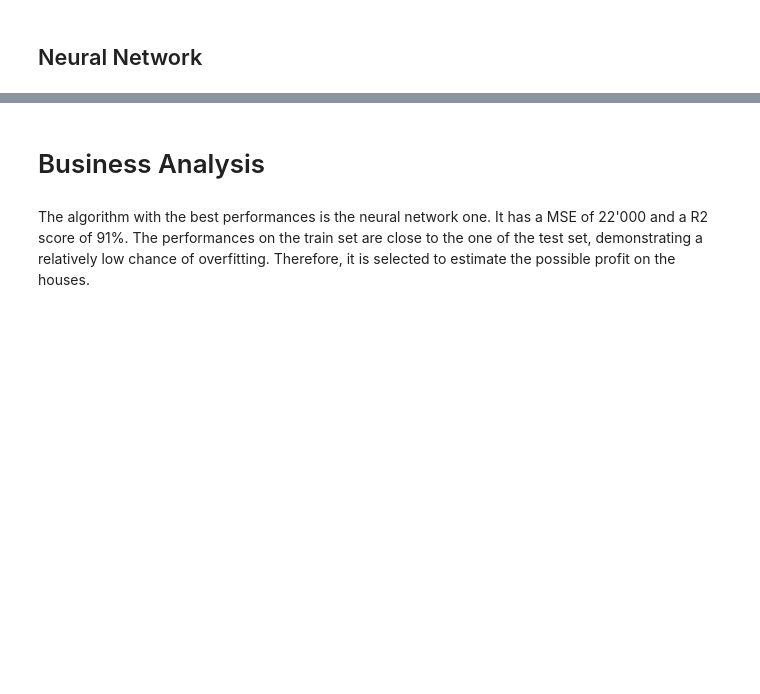
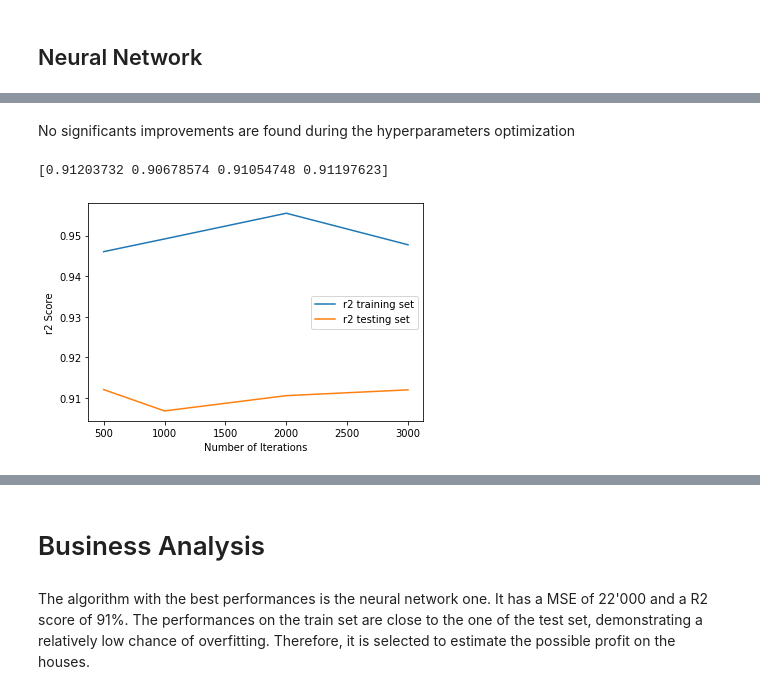
Before and after one commit to BenInTheBox/DataScienceInPractice, a Jupyter notebook: project/code.ipynb, the cells around one changed output, grey strips where cells are left out. Saved outputs shown, nothing was run; the diff lists cells and outputs as text; code cells hidden in the pictures; blank space fills up the shorter version.

```diff
--- a/project/code.ipynb
+++ b/project/code.ipynb
@@ -927,0 +959,12 @@ min_perf = np.min(mse_report, axis=1)
+# %%
+king_parameter = (100,75,50,25)
+
+
+for alpha in [5e-5,1e-4,1e-3]:
+    for learning_rate in [5e-3,1e-3,1e-2,1e-1]:
+        reg = MLPRegressor(hidden_layer_sizes=king_parameter, activation='relu', solver='adam', alpha=alpha, batch_size='auto', learning_rate='constant', learning_rate_init=learning_rate , power_t=0.5, max_iter=1000, shuffle=True, random_state=None, tol=0.001, verbose=False, warm_start=False, nesterovs_momentum=True, early_stopping=False, validation_fraction=0.1, beta_1=0.9, beta_2=0.999, epsilon=1e-08, n_iter_no_change=10)
+        reg.fit(train_input, y_train)
+        y_pred = reg.predict(test_input)
+        y_pred_train = reg.predict(train_input)
+
+        print('For Learning Rate init =',learning_rate , 'and alpha =', alpha,'gives r2 score of',r2_score(y_train, y_pred_train),'for train and of',r2_score(y_test, y_pred),'for test')
@@ -927,0 +984,29 @@ min_perf = np.min(mse_report, axis=1)
+# %% [markdown]
+No significants improvements are found during the hyperparameters optimization
+# %%
+king_parameter = (100,75,50,25)
+ite = [500,1000,2000,3000]
+
+r2_train = []
+r2_test = []
+
+for iter in ite:
+    reg = MLPRegressor(hidden_layer_sizes=king_parameter, activation='relu', solver='adam', alpha=0.0001, batch_size='auto', learning_rate='adaptive', learning_rate_init=0.005, power_t=0.5, max_iter= iter , shuffle=True, random_state=None, tol=0.0001, verbose=False, warm_start=False, momentum=0.9, nesterovs_momentum=True, early_stopping=False, validation_fraction=0.1, beta_1=0.9, beta_2=0.999, epsilon=1e-08, n_iter_no_change=10)
+    reg.fit(train_input, y_train)
+    y_pred = reg.predict(test_input)
+    y_pred_train = reg.predict(train_input)
+    r2_train = np.append(r2_train,[r2_score(y_train, y_pred_train)])
+    r2_test = np.append(r2_test,[r2_score(y_test, y_pred)])
+
+plt.figure('r2 Score')
+plt.plot(ite,r2_train, label = 'r2 training set')
+plt.plot(ite,r2_test, label = 'r2 testing set')
+plt.xlabel('Number of Iterations')
+plt.ylabel('r2 Score')
+plt.legend(loc = 'best')
+plt.show
+
+print(r2_test)
+# %% [output]
+[0.91203732 0.90678574 0.91054748 0.91197623]
+[figure, added]
```
Also changed, not shown: parts of 19 cells of this notebook.
